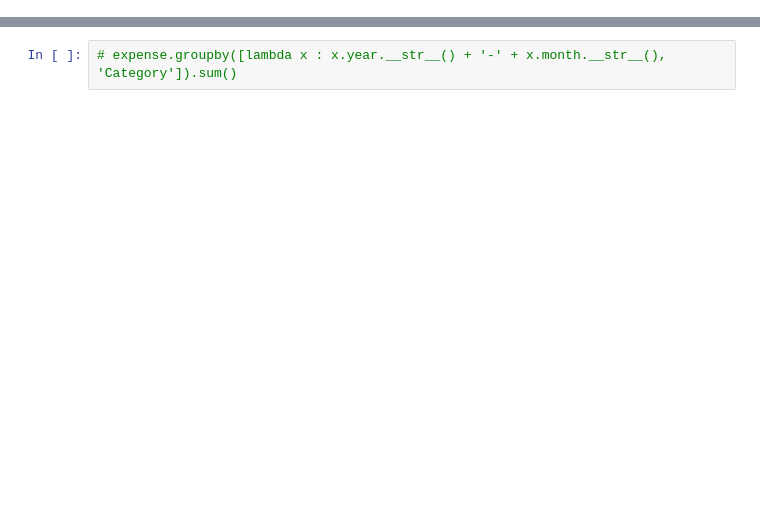
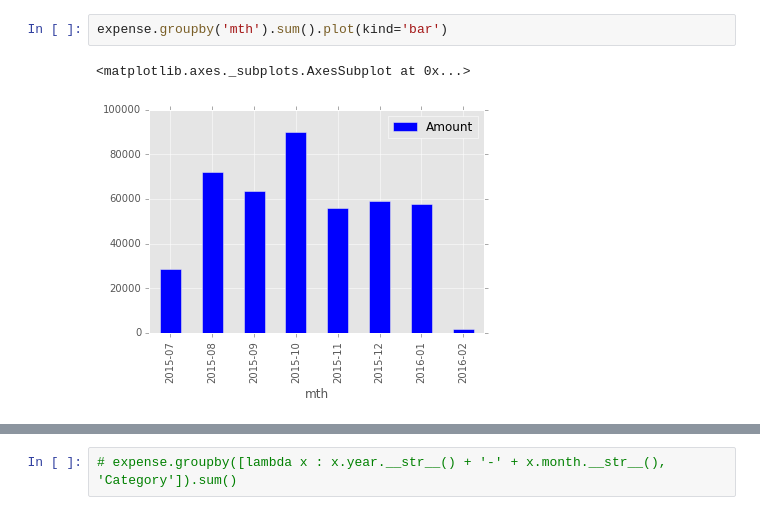
Before and after one commit to daedaluschan/hello-world, a Jupyter notebook: expenseSummary.ipynb, the cells around one changed output, grey strips where cells are left out. Drawn from its saved outputs; the diff is of its cells as text; blank space fills up the shorter version.

```diff
--- a/expenseSummary.ipynb
+++ b/expenseSummary.ipynb
@@ -110,0 +121,5 @@ expense.groupby(lambda x : x.year.__str__() + '-' + x.month.__str__()).sum()
+# %%
+expense.groupby('mth').sum().plot(kind='bar')
+# %% [output]
+<matplotlib.axes._subplots.AxesSubplot at 0x...>
+[figure, added]
```
Also changed, not shown: parts of 20 cells of this notebook, 1 other file.
